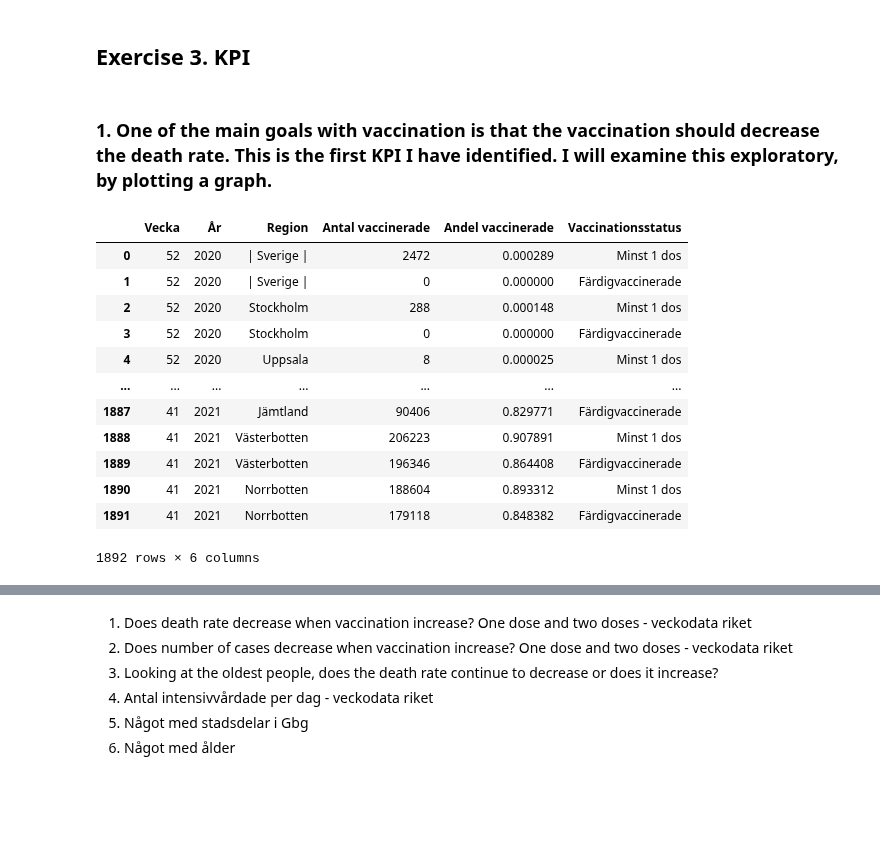
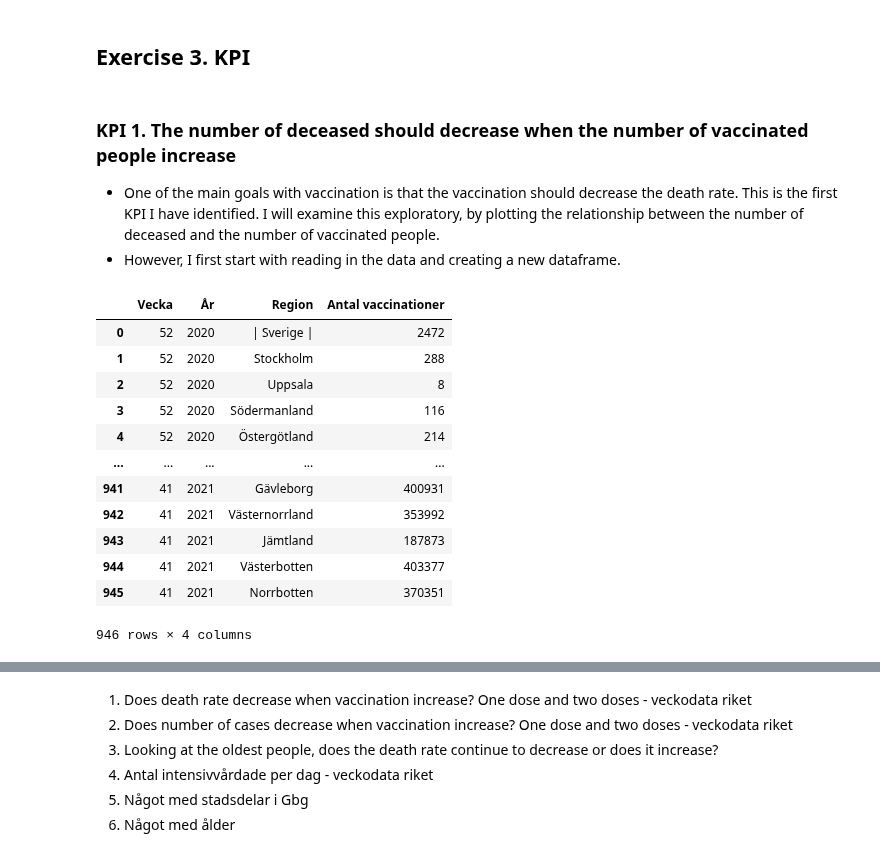
Before and after one commit to Anna-MariaSjolund/Data-Handling-Anna-MariaSjolund, a Jupyter notebook: Labs/Covid-Lab/covid_lab.ipynb, the cells around one changed output, grey strips where cells are left out. Saved outputs shown, nothing was run; the diff lists cells and outputs as text; code cells hidden in the pictures; blank space fills up the shorter version.

```diff
--- a/Labs/Covid-Lab/covid_lab.ipynb
+++ b/Labs/Covid-Lab/covid_lab.ipynb
@@ -371,21 +282,24 @@ TODO: Save all the plots to html and rename them
 # %% [markdown]
 ## Exercise 3. KPI
 # %% [markdown]
-### 1. One of the main goals with vaccination is that the vaccination should decrease the death rate. This is the first KPI I have identified. I will examine this exploratory, by plotting a graph.
+### KPI 1. The number of deceased should decrease when the number of vaccinated people increase
+
+- One of the main goals with vaccination is that the vaccination should decrease the death rate. This is the first KPI I have identified. I will examine this exploratory, by plotting the relationship between the number of deceased and the number of vaccinated people.
+- However, I first start with reading in the data and creating a new dataframe.
 # %%
-vaccination_time = pd.read_excel("data/Folkhalsomyndigheten_Covid19_Vaccine.xlsx", sheet_name=1)
-vaccination_time
+vaccination_swe = pd.read_excel("data/Folkhalsomyndigheten_Covid19_Vaccine.xlsx", sheet_name=0)
+vaccination_swe #Antal vaccinationer is cumulatative
 # %% [output]
-|  | Vecka | År | Region | Antal vaccinerade | Andel vaccinerade | Vaccinationsstatus |
-| 0 | 52 | 2020 | | Sverige | | 2472 | 0.000289 | Minst 1 dos |
-| 1 | 52 | 2020 | | Sverige | | 0 | 0.000000 | Färdigvaccinerade |
-| 2 | 52 | 2020 | Stockholm | 288 | 0.000148 | Minst 1 dos |
-| 3 | 52 | 2020 | Stockholm | 0 | 0.000000 | Färdigvaccinerade |
-| 4 | 52 | 2020 | Uppsala | 8 | 0.000025 | Minst 1 dos |
-| ... | ... | ... | ... | ... | ... | ... |
-| 1887 | 41 | 2021 | Jämtland | 90406 | 0.829771 | Färdigvaccinerade |
-| 1888 | 41 | 2021 | Västerbotten | 206223 | 0.907891 | Minst 1 dos |
-| 1889 | 41 | 2021 | Västerbotten | 196346 | 0.864408 | Färdigvaccinerade |
-| 1890 | 41 | 2021 | Norrbotten | 188604 | 0.893312 | Minst 1 dos |
-| 1891 | 41 | 2021 | Norrbotten | 179118 | 0.848382 | Färdigvaccinerade |
+|  | Vecka | År | Region | Antal vaccinationer |
+| 0 | 52 | 2020 | | Sverige | | 2472 |
+| 1 | 52 | 2020 | Stockholm | 288 |
+| 2 | 52 | 2020 | Uppsala | 8 |
+| 3 | 52 | 2020 | Södermanland | 116 |
+| 4 | 52 | 2020 | Östergötland | 214 |
+| ... | ... | ... | ... | ... |
+| 941 | 41 | 2021 | Gävleborg | 400931 |
+| 942 | 41 | 2021 | Västernorrland | 353992 |
+| 943 | 41 | 2021 | Jämtland | 187873 |
+| 944 | 41 | 2021 | Västerbotten | 403377 |
+| 945 | 41 | 2021 | Norrbotten | 370351 |
-1892 rows × 6 columns
+946 rows × 4 columns
```
Also changed, not shown: parts of 40 cells of this notebook.
